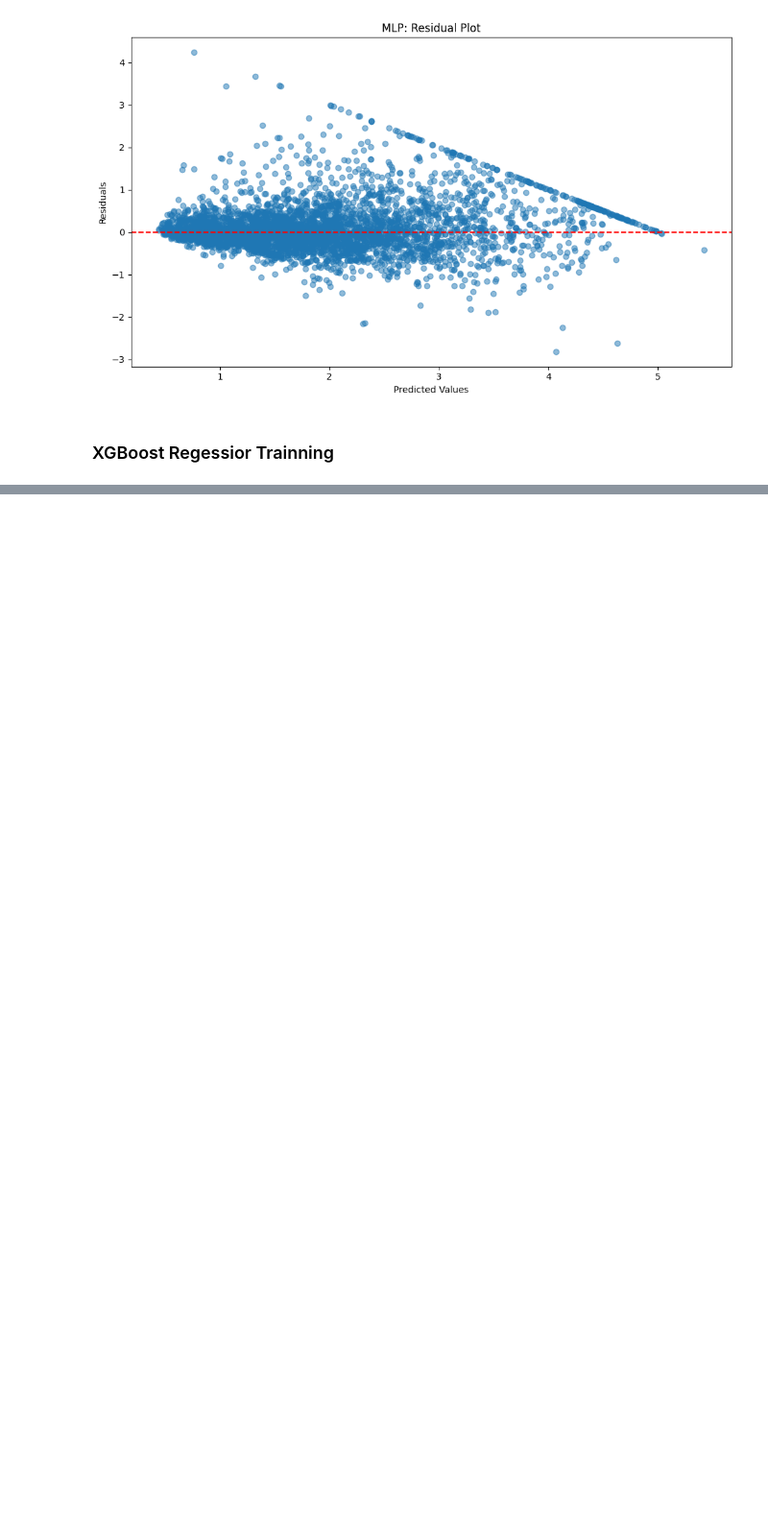
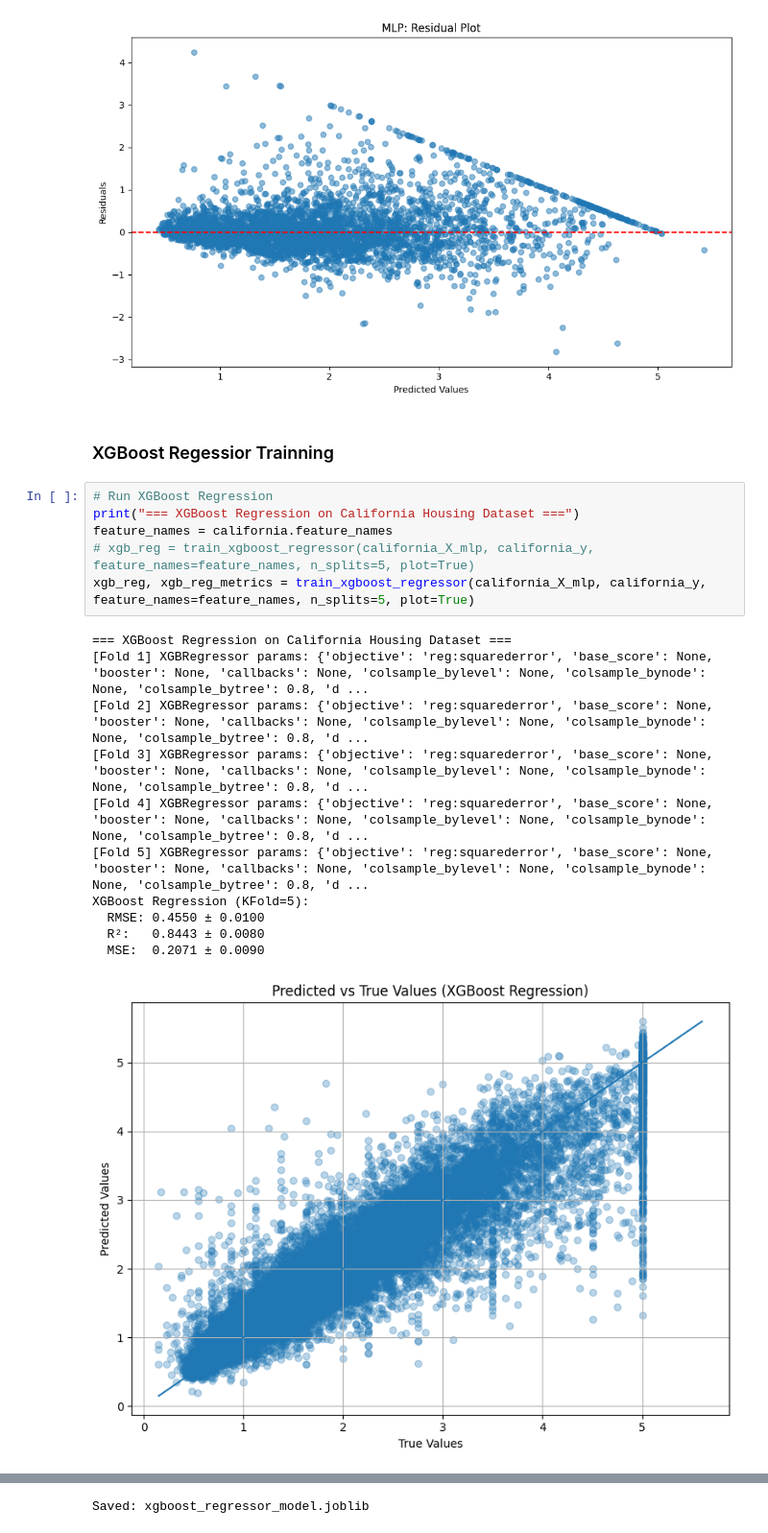
Before and after one commit to XiShaoDong/CS6140-ML-Final-Project, a Jupyter notebook: Final-Project.ipynb, the cells around one changed output, grey strips where cells are left out. Shown at 96% size. Cells and saved outputs as stored; diff of their text form; blank space fills up the shorter version.

```diff
--- a/Final-Project.ipynb
+++ b/Final-Project.ipynb
@@ -239,3 +290,21 @@ Early stopping at epoch 12
 [figure]
 # %% [markdown]
 ### XGBoost Regessior Trainning
+# %%
+# Run XGBoost Regression
+print("=== XGBoost Regression on California Housing Dataset ===")
+feature_names = california.feature_names
+# xgb_reg = train_xgboost_regressor(california_X_mlp, california_y, feature_names=feature_names, n_splits=5, plot=True)
+xgb_reg, xgb_reg_metrics = train_xgboost_regressor(california_X_mlp, california_y, feature_names=feature_names, n_splits=5, plot=True)
+# %% [output]
+=== XGBoost Regression on California Housing Dataset ===
+[Fold 1] XGBRegressor params: {'objective': 'reg:squarederror', 'base_score': None, 'booster': None, 'callbacks': None, 'colsample_bylevel': None, 'colsample_bynode': None, 'colsample_bytree': 0.8, 'd ...
+[Fold 2] XGBRegressor params: {'objective': 'reg:squarederror', 'base_score': None, 'booster': None, 'callbacks': None, 'colsample_bylevel': None, 'colsample_bynode': None, 'colsample_bytree': 0.8, 'd ...
+[Fold 3] XGBRegressor params: {'objective': 'reg:squarederror', 'base_score': None, 'booster': None, 'callbacks': None, 'colsample_bylevel': None, 'colsample_bynode': None, 'colsample_bytree': 0.8, 'd ...
+[Fold 4] XGBRegressor params: {'objective': 'reg:squarederror', 'base_score': None, 'booster': None, 'callbacks': None, 'colsample_bylevel': None, 'colsample_bynode': None, 'colsample_bytree': 0.8, 'd ...
+[Fold 5] XGBRegressor params: {'objective': 'reg:squarederror', 'base_score': None, 'booster': None, 'callbacks': None, 'colsample_bylevel': None, 'colsample_bynode': None, 'colsample_bytree': 0.8, 'd ...
+XGBoost Regression (KFold=5):
+  RMSE: 0.4550 ± 0.0100
+  R²:   0.8443 ± 0.0080
+  MSE:  0.2071 ± 0.0090
+[figure, added]
@@ -241,0 +312 @@ Early stopping at epoch 12
+Saved: xgboost_regressor_model.joblib
```
Also changed, not shown: parts of 7 cells of this notebook, 6 other files.
